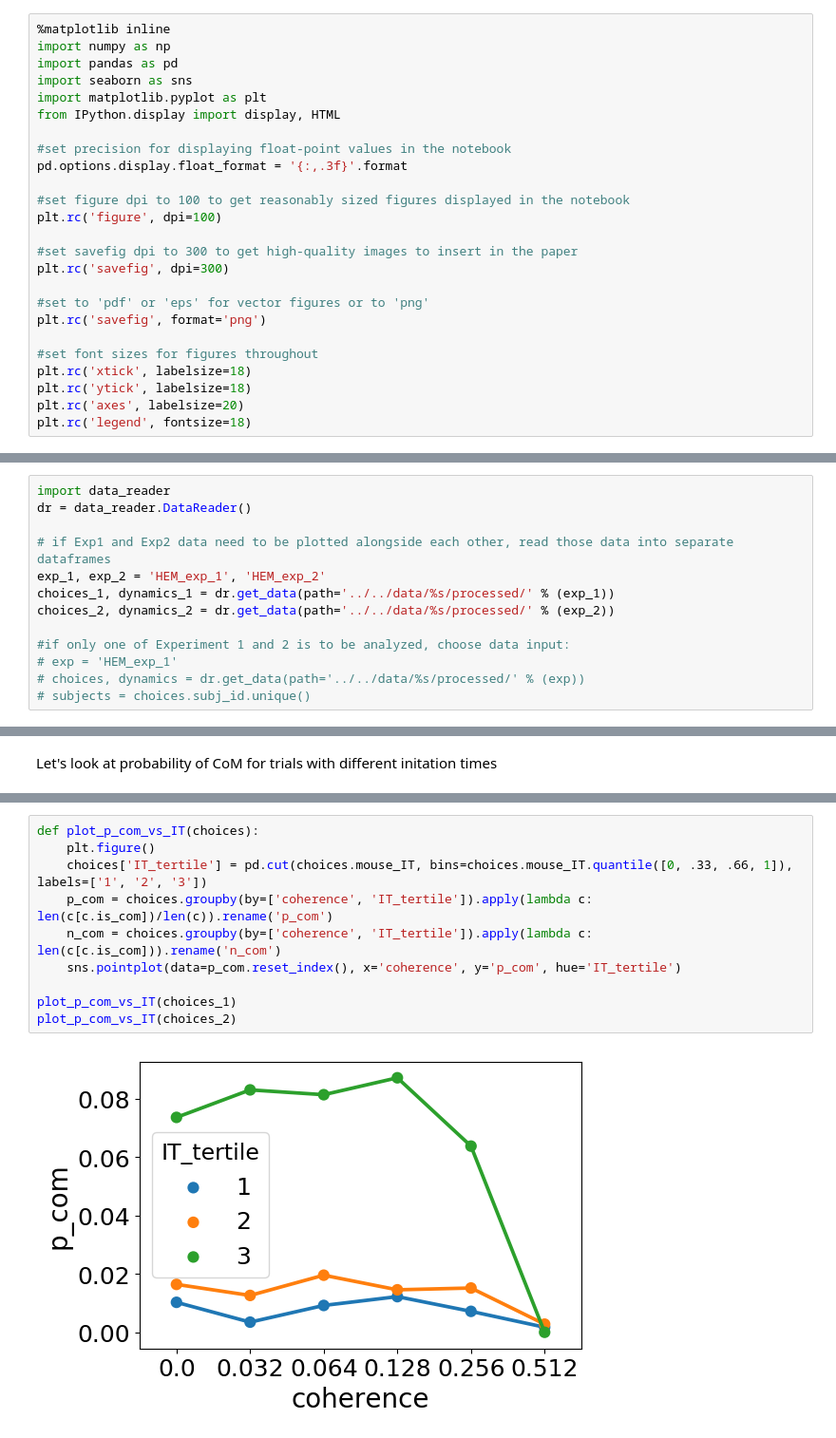
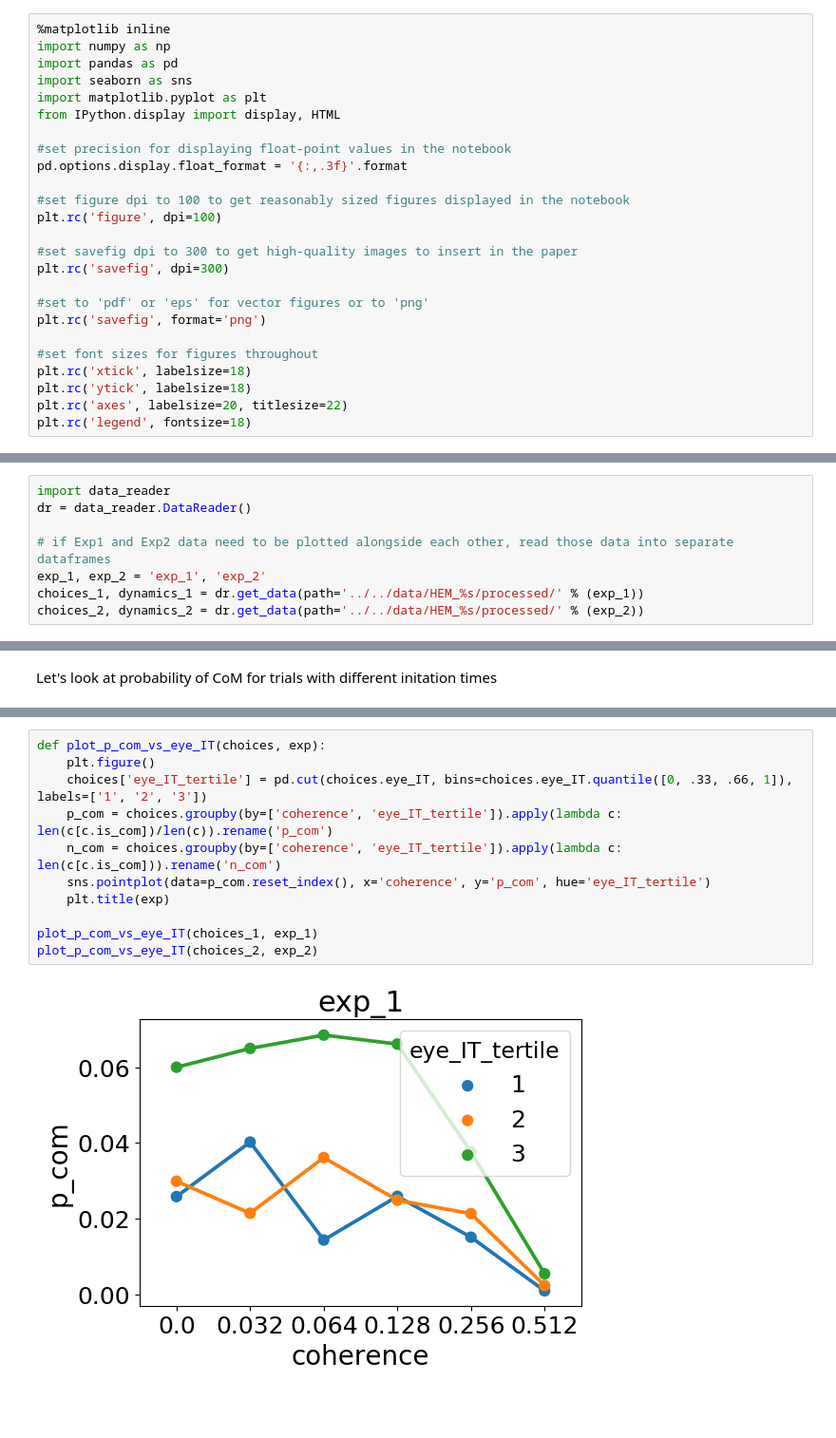
Before and after one commit to cherepaha/eyehandrdk, a Jupyter notebook: psychometrics.ipynb, the cells around one changed output, grey strips where cells are left out. Shown at 95% size. Saved outputs shown, nothing was run; the diff lists cells and outputs as text; blank space fills up the shorter version.

```diff
--- a/psychometrics.ipynb
+++ b/psychometrics.ipynb
@@ -23,7 +32,7 @@ plt.rc('savefig', format='png')
 #set font sizes for figures throughout
 plt.rc('xtick', labelsize=18)
 plt.rc('ytick', labelsize=18)
-plt.rc('axes', labelsize=20)
+plt.rc('axes', labelsize=20, titlesize=22)
 plt.rc('legend', fontsize=18)
 # %% [markdown]
 Then, we read the data (assuming it's already pre-processed). Change the path to the files if necessary
@@ -32,11 +41,6 @@ import data_reader
 dr = data_reader.DataReader()
 
 # if Exp1 and Exp2 data need to be plotted alongside each other, read those data into separate dataframes
-exp_1, exp_2 = 'HEM_exp_1', 'HEM_exp_2'
-choices_1, dynamics_1 = dr.get_data(path='../../data/%s/processed/' % (exp_1))
-choices_2, dynamics_2 = dr.get_data(path='../../data/%s/processed/' % (exp_2))
-
-#if only one of Experiment 1 and 2 is to be analyzed, choose data input:
-# exp = 'HEM_exp_1'
-# choices, dynamics = dr.get_data(path='../../data/%s/processed/' % (exp))
-# subjects = choices.subj_id.unique()
+exp_1, exp_2 = 'exp_1', 'exp_2'
+choices_1, dynamics_1 = dr.get_data(path='../../data/HEM_%s/processed/' % (exp_1))
+choices_2, dynamics_2 = dr.get_data(path='../../data/HEM_%s/processed/' % (exp_2))
@@ -211,12 +248,13 @@ Let's look at probability of CoM for trials with different initation times
 # %%
-def plot_p_com_vs_IT(choices):
+def plot_p_com_vs_eye_IT(choices, exp):
     plt.figure()
-    choices['IT_tertile'] = pd.cut(choices.mouse_IT, bins=choices.mouse_IT.quantile([0, .33, .66, 1]), labels=['1', '2', '3'])
-    p_com = choices.groupby(by=['coherence', 'IT_tertile']).apply(lambda c: len(c[c.is_com])/len(c)).rename('p_com')
-    n_com = choices.groupby(by=['coherence', 'IT_tertile']).apply(lambda c: len(c[c.is_com])).rename('n_com')
-    sns.pointplot(data=p_com.reset_index(), x='coherence', y='p_com', hue='IT_tertile')
+    choices['eye_IT_tertile'] = pd.cut(choices.eye_IT, bins=choices.eye_IT.quantile([0, .33, .66, 1]), labels=['1', '2', '3'])
+    p_com = choices.groupby(by=['coherence', 'eye_IT_tertile']).apply(lambda c: len(c[c.is_com])/len(c)).rename('p_com')
+    n_com = choices.groupby(by=['coherence', 'eye_IT_tertile']).apply(lambda c: len(c[c.is_com])).rename('n_com')
+    sns.pointplot(data=p_com.reset_index(), x='coherence', y='p_com', hue='eye_IT_tertile')
+    plt.title(exp)
 
-plot_p_com_vs_IT(choices_1)
-plot_p_com_vs_IT(choices_2)
+plot_p_com_vs_eye_IT(choices_1, exp_1)
+plot_p_com_vs_eye_IT(choices_2, exp_2)
 # %% [output]
-[figure, old version]
+[figure, new version]
```
Also changed, not shown: parts of 21 cells of this notebook, 1 other file.
